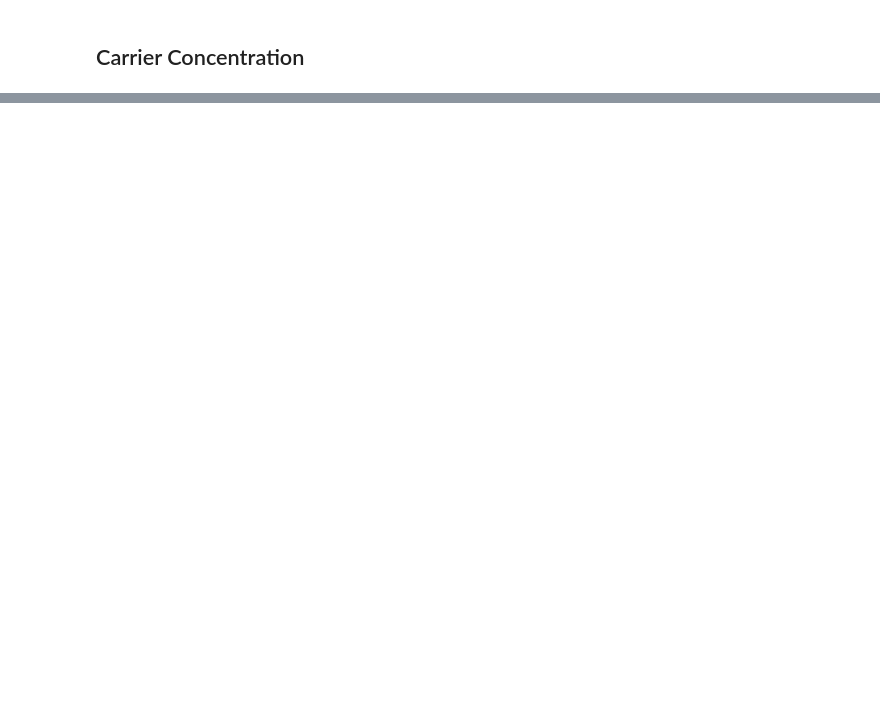
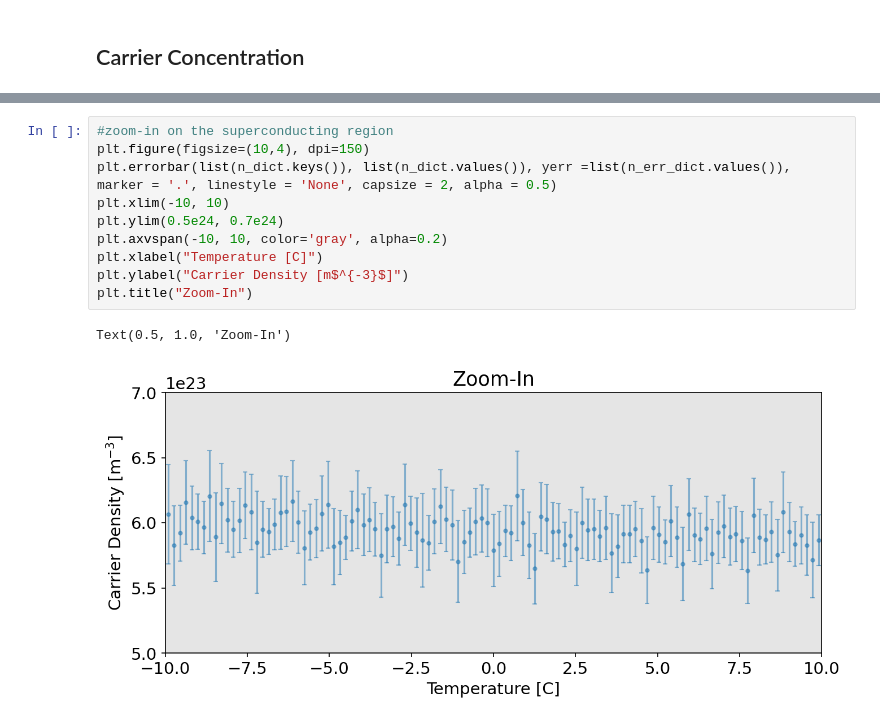
Before and after one commit to orpereira/PHYS469, a Jupyter notebook: hall_experiment/Hall_effect_post-interim.ipynb, the cells around one changed output, grey strips where cells are left out. Saved outputs shown, nothing was run; the diff lists cells and outputs as text; blank space fills up the shorter version.

```diff
--- a/hall_experiment/Hall_effect_post-interim.ipynb
+++ b/hall_experiment/Hall_effect_post-interim.ipynb
@@ -256,0 +378,13 @@ plt.show()
+# %%
+#zoom-in on the superconducting region
+plt.figure(figsize=(10,4), dpi=150)
+plt.errorbar(list(n_dict.keys()), list(n_dict.values()), yerr =list(n_err_dict.values()),  marker = '.', linestyle = 'None', capsize = 2, alpha = 0.5)
+plt.xlim(-10, 10)
+plt.ylim(0.5e24, 0.7e24)
+plt.axvspan(-10, 10, color='gray', alpha=0.2)
+plt.xlabel("Temperature [C]")
+plt.ylabel("Carrier Density [m$^{-3}$]")
+plt.title("Zoom-In")
+# %% [output]
+Text(0.5, 1.0, 'Zoom-In')
+[figure, added]
```
Also changed, not shown: parts of 16 cells of this notebook.
